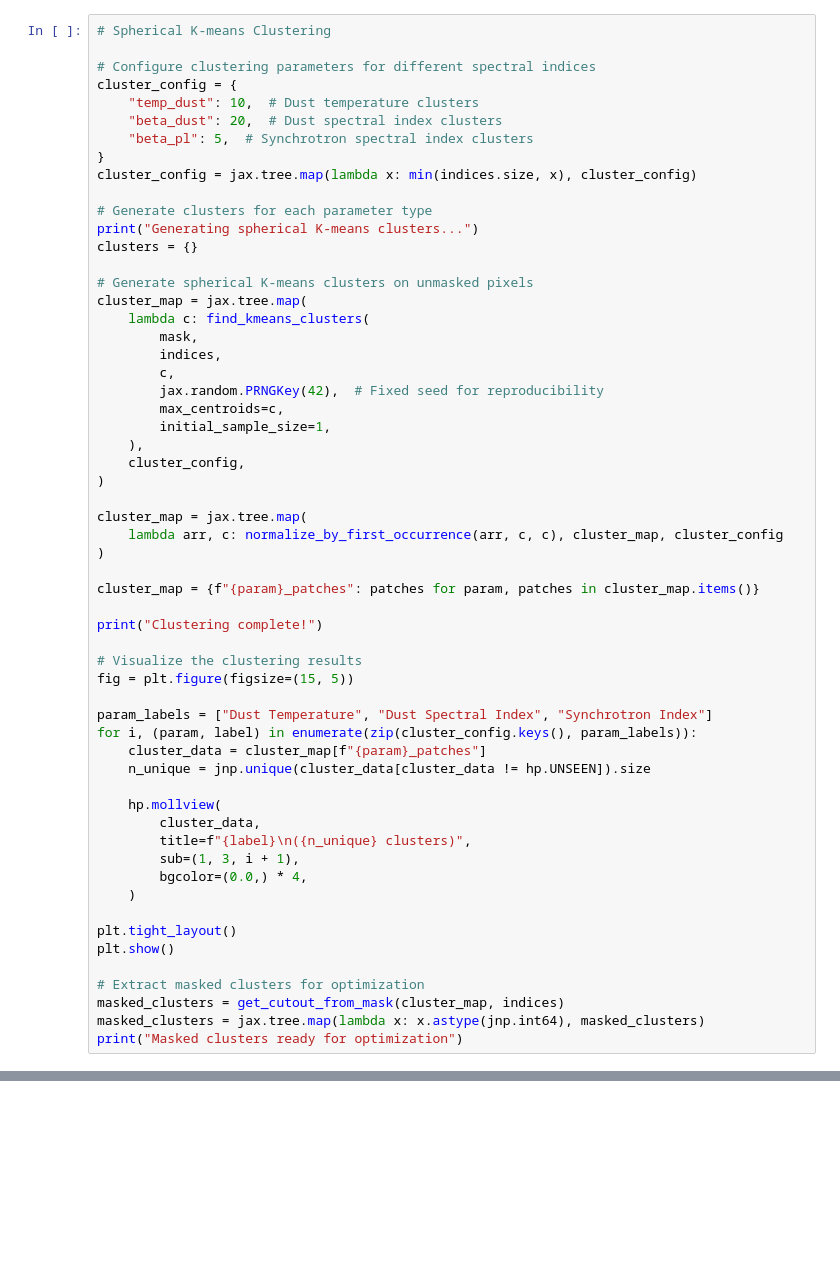
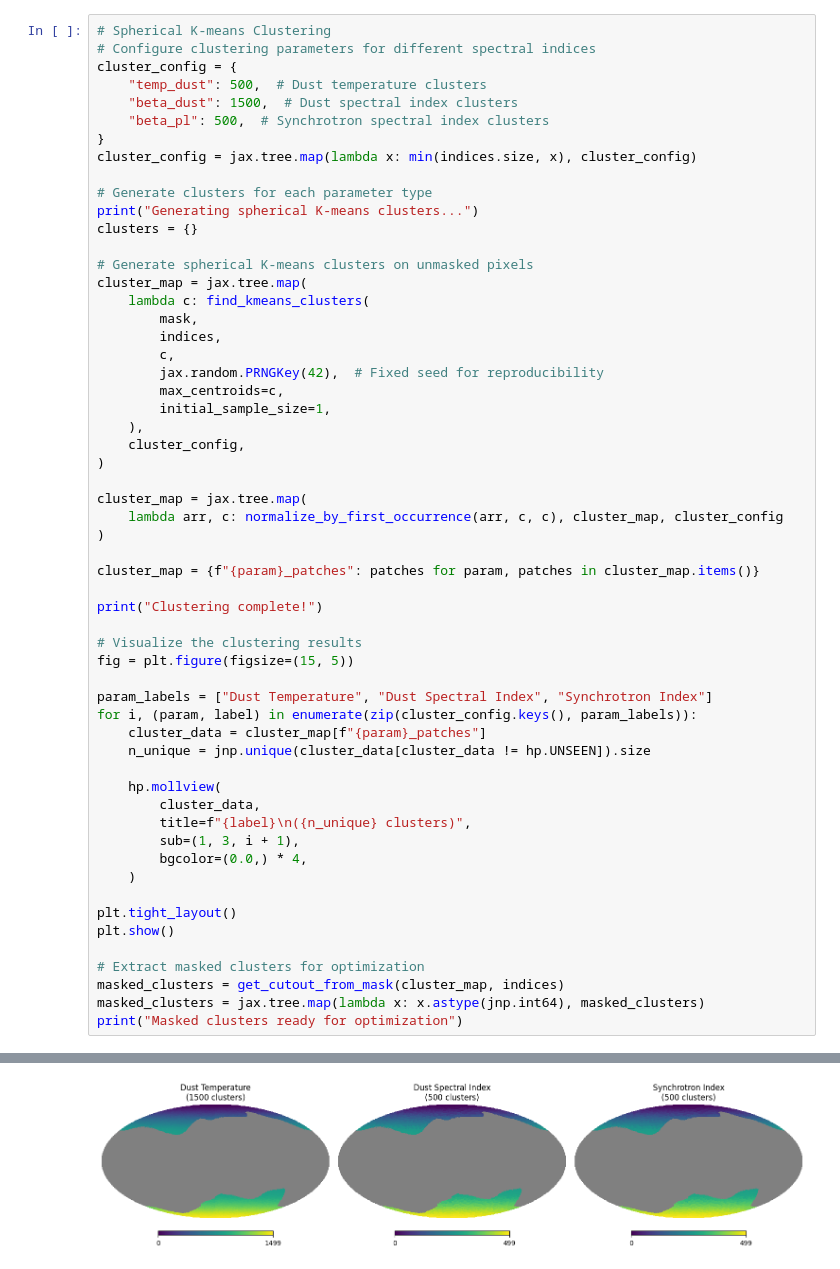
Before and after one commit to ASKabalan/furax-compsep-paper, a Jupyter notebook: notebooks/02_KMeans_Adaptive_Component_Separation.ipynb, the cells around one changed output, grey strips where cells are left out. Cells and saved outputs as stored; diff of their text form; blank space fills up the shorter version.

```diff
--- a/notebooks/02_KMeans_Adaptive_Component_Separation.ipynb
+++ b/notebooks/02_KMeans_Adaptive_Component_Separation.ipynb
@@ -101,12 +118,11 @@ Sky coverage: 19.7% (9,695 pixels)
 Masked data shape: (15, 9695)
 # %%
 # Spherical K-means Clustering
-
 # Configure clustering parameters for different spectral indices
 cluster_config = {
-    "temp_dust": 10,  # Dust temperature clusters
-    "beta_dust": 20,  # Dust spectral index clusters
-    "beta_pl": 5,  # Synchrotron spectral index clusters
+    "temp_dust": 500,  # Dust temperature clusters
+    "beta_dust": 1500,  # Dust spectral index clusters
+    "beta_pl": 500,  # Synchrotron spectral index clusters
 }
 cluster_config = jax.tree.map(lambda x: min(indices.size, x), cluster_config)
 
@@ -161,0 +179 @@ Generating spherical K-means clusters...
+[figure, added]
```
Also changed, not shown: parts of 15 cells of this notebook, 4 other files.
